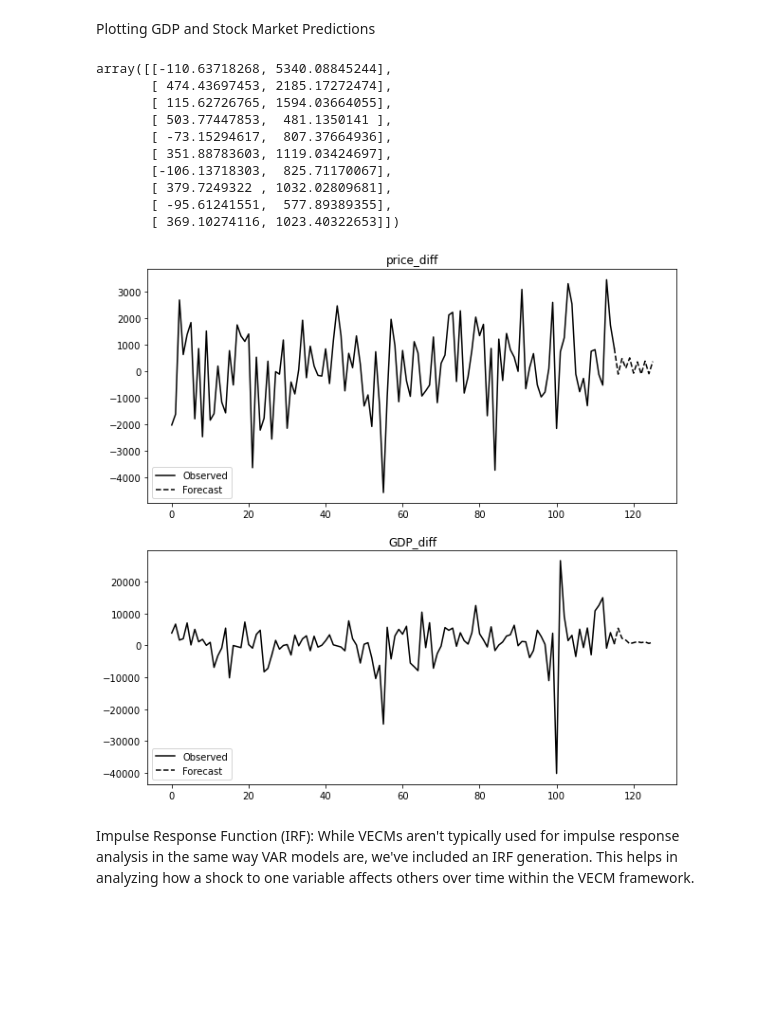
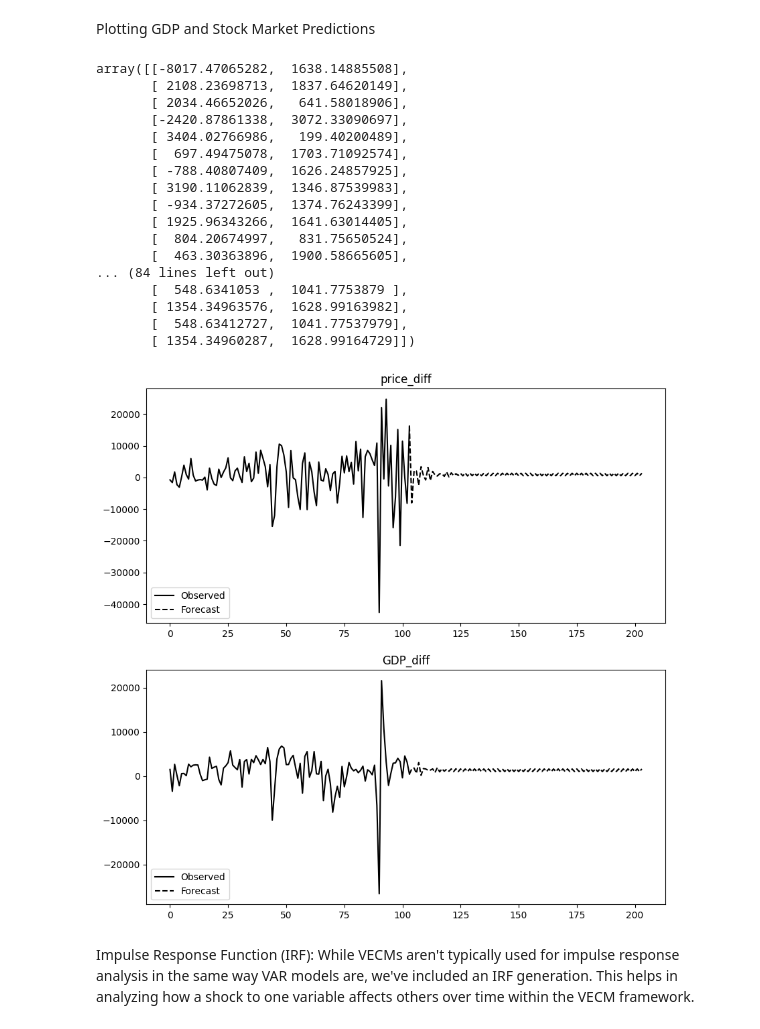
Before and after one commit to Philip-Lacava/Asset-Price-Bubble-Detection, a Jupyter notebook: Bubble Model 3.ipynb, the cells around one changed output. Saved outputs shown, nothing was run; the diff lists cells and outputs as text; code cells hidden in the pictures; blank space fills up the shorter version.

```diff
--- a/Bubble Model 3.ipynb
+++ b/Bubble Model 3.ipynb
@@ -62,7 +62,7 @@ Germany_gdp = 'Asset-Price-Bubble-Detection/GDP Data/Germany_GDP.csv'
 India_gdp = 'Asset-Price-Bubble-Detection/GDP Data/India_GDP.csv'
 Mexico_gdp = 'Asset-Price-Bubble-Detection/GDP Data/Mexico_GDP.csv'
 US_gdp = 'Asset-Price-Bubble-Detection/GDP Data/USGDP.csv'
-df = pd.read_csv(path + Japan_gdp)
+df = pd.read_csv(path + Brazil_gdp)
 # Rename the second column to 'GDP'
 df.columns.values[1] = 'GDP'
 df.reset_index(drop=True, inplace=True)
@@ -95,7 +95,7 @@ First, pick a stock you would like to forcast from yahoo finance. For the purpos
 # Japan ^N225
 # Mexico ^MXX
 
-ticker = ['^N225']
+ticker = ['^BVSP']
 start = df['DATE'].iloc[0]
 end = df['DATE'].iloc[-1]
 data = yf.download(ticker, start, end, interval='3mo')['Close']
@@ -137,7 +137,7 @@ stock_data
 After investigating the stock data we see that GDP is collected at the begining of the quarter while the Stock Index data is collected at the end, thus aligning a new dataframe must account for this by taking the first entry out of our GDP data and the last out of our stock data
 # %%
 gdp_df = df.iloc[1:]
-price_df = stock_data.iloc[:-1]
+price_df = stock_data#.iloc[:-1]
 # adjust the first and last values of our data as needed
 # ensure that the gdp and stock index dates are as closely aligned as possible
 # varies by country
@@ -496,21 +489,28 @@ Cointegration relations for loading-coefficients-column 2
 # %% [markdown]
 Plotting GDP and Stock Market Predictions
 # %%
-vecm_res.plot_forecast(steps=10, plot_conf_int=False)
-df = vecm_res.predict(steps=10)
+vecm_res.plot_forecast(steps=100, plot_conf_int=False)
+df = vecm_res.predict(steps=100)
 df
 # %% [output]
-array([[-110.63718268, 5340.08845244],
-       [ 474.43697453, 2185.17272474],
-       [ 115.62726765, 1594.03664055],
-       [ 503.77447853,  481.1350141 ],
-       [ -73.15294617,  807.37664936],
-       [ 351.88783603, 1119.03424697],
-       [-106.13718303,  825.71170067],
-       [ 379.7249322 , 1032.02809681],
-       [ -95.61241551,  577.89389355],
-       [ 369.10274116, 1023.40322653]])
+array([[-8017.47065282,  1638.14885508],
+       [ 2108.23698713,  1837.64620149],
+       [ 2034.46652026,   641.58018906],
+       [-2420.87861338,  3072.33090697],
+       [ 3404.02766986,   199.40200489],
+       [  697.49475078,  1703.71092574],
+       [ -788.40807409,  1626.24857925],
+       [ 3190.11062839,  1346.87539983],
+       [ -934.37272605,  1374.76243399],
+       [ 1925.96343266,  1641.63014405],
+       [  804.20674997,   831.75650524],
+       [  463.30363896,  1900.58665605],
+... (84 lines left out)
+       [  548.6341053 ,  1041.7753879 ],
+       [ 1354.34963576,  1628.99163982],
+       [  548.63412727,  1041.77537979],
+       [ 1354.34960287,  1628.99164729]])
-[figure, old version]
+[figure, new version]
 # %% [markdown]
 Impulse Response Function (IRF): While VECMs aren't typically used for impulse response analysis in the same way VAR models are, we've included an IRF generation. This helps in analyzing how a shock to one variable affects others over time within the VECM framework.
 # %% [markdown]
```
Also changed, not shown: parts of 21 cells of this notebook, 7 other files.
